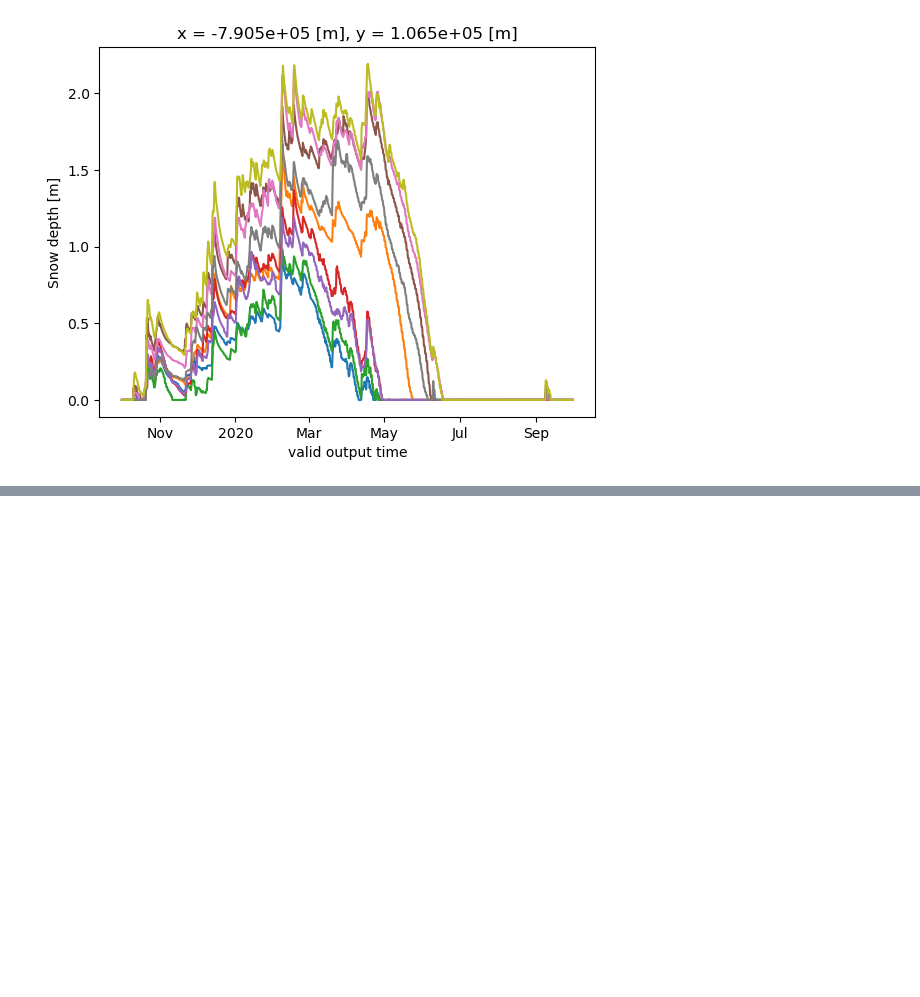
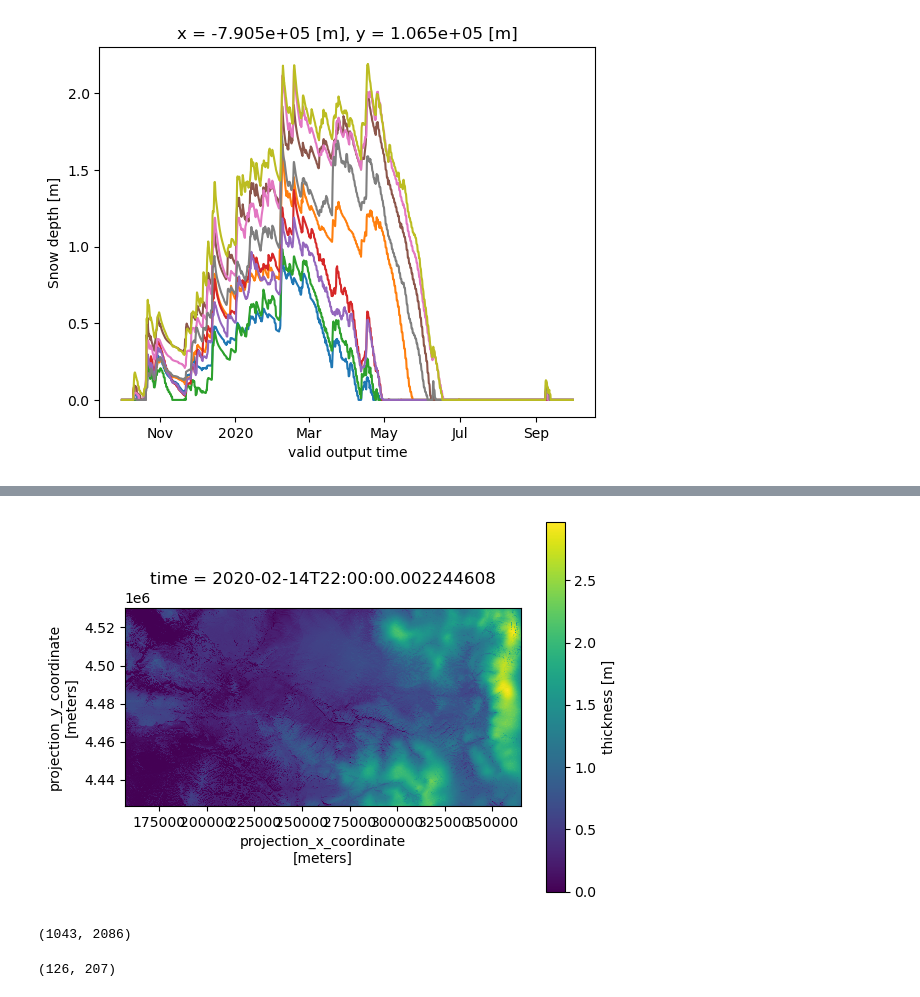
Before and after one commit to jmichellehu/ucrb-isnobal, a Jupyter notebook: notebooks/nwm/extract_NWM_outputs.ipynb, the cells around one changed output, grey strips where cells are left out. Saved outputs shown, nothing was run; the diff lists cells and outputs as text; code cells hidden in the pictures; blank space fills up the shorter version.

```diff
--- a/notebooks/nwm/extract_NWM_outputs.ipynb
+++ b/notebooks/nwm/extract_NWM_outputs.ipynb
@@ -130,0 +331,3 @@ Wall time: 2min 14s
+# %%
+# find isnobal output and compare directly
+snobal_dir = f"/uufs/chpc.utah.edu/common/home/skiles-group1/jmhu/model_runs/yampa_100m_isnobal/wy2020/yampa_basin_100m/run{''.join(str(dt).split('-'))}"
@@ -130,0 +340,4 @@ Wall time: 2min 14s
+# %%
+depth = np.squeeze(xr.open_mfdataset(depth_fn, decode_coords="all")['thickness'])
+depth.rio.write_crs('epsg:32613', inplace=True)
+depth
@@ -130,0 +369,16 @@ Wall time: 2min 14s
+# %%
+# Plot the iSnobal snow depth
+fig, ax = plt.subplots()
+depth.plot.imshow(ax=ax)
+ax.set_aspect('equal')
+# %% [output]
+[figure, added]
+# %%
+depth.shape
+# %% [output]
+(1043, 2086)
+# %%
+nwm_depth = cropped_ds[var].sel(time=dt)
+nwm_depth.shape
+# %% [output]
+(126, 207)
```
Also changed, not shown: parts of 45 cells of this notebook.
